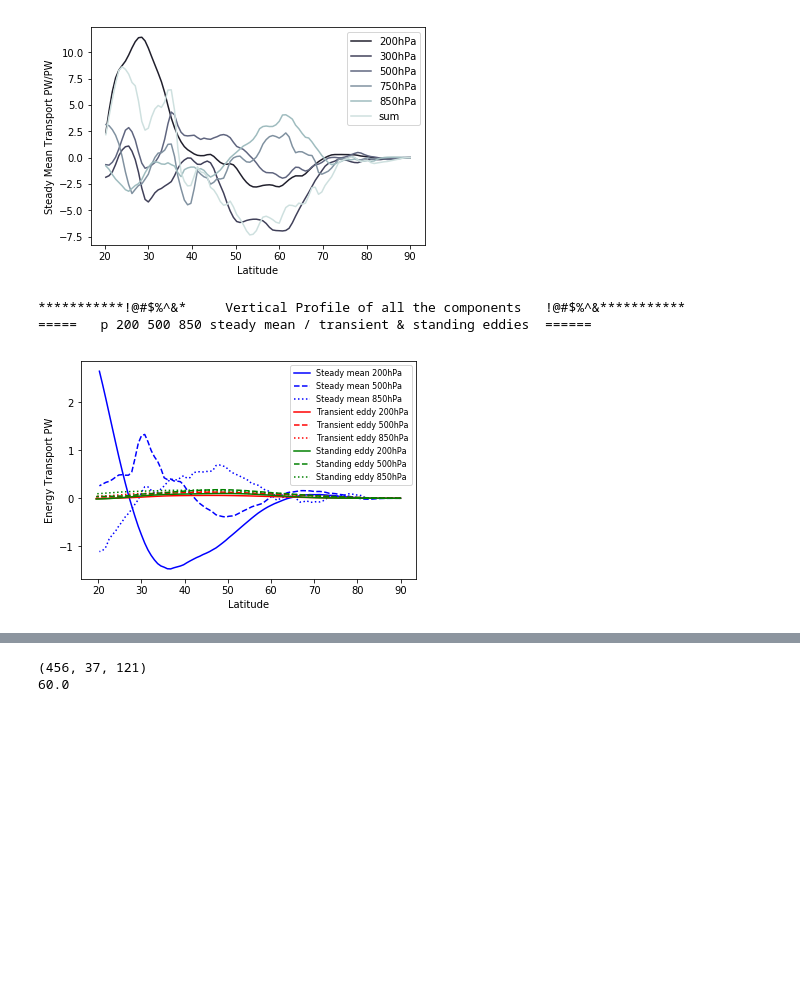
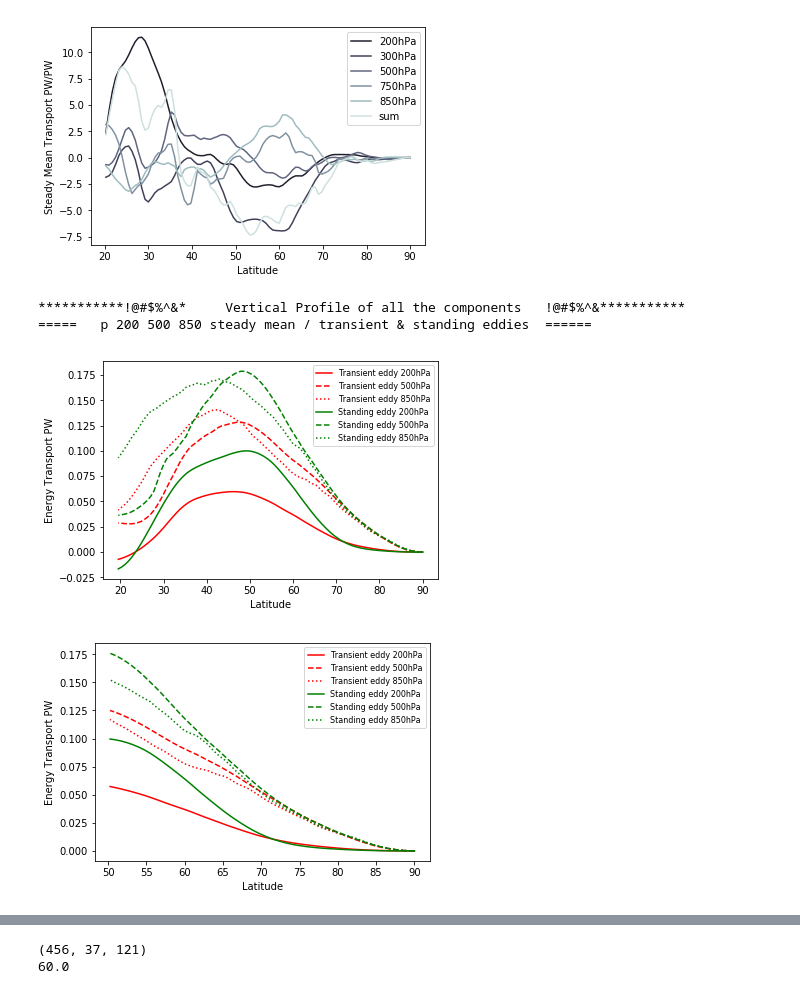
Before and after one commit to geek-yang/AirSeaFlow, a Jupyter notebook: MET_Feedback_paper/paper_vert_season_fields_eddy_E_OMET_oras_notUse.ipynb, the cells around one changed output, grey strips where cells are left out. Saved outputs shown, nothing was run; the diff lists cells and outputs as text; code cells hidden in the pictures; blank space fills up the shorter version.

```diff
--- a/MET_Feedback_paper/paper_vert_season_fields_eddy_E_OMET_oras_notUse.ipynb
+++ b/MET_Feedback_paper/paper_vert_season_fields_eddy_E_OMET_oras_notUse.ipynb
@@ -700,38 +689,58 @@ Positive lag means 2nd input leads 1st, vice versa.
     E_vert_clim = np.mean(np.mean(E_vert[:],0),0)
     p200_transient_clim = np.mean(np.mean(p200_transient_zonal_weight[:],0),0)\
                           * (level[14]-level[13]) * 100 / constant['g'] * 480 / 1E+15
     p500_transient_clim = np.mean(np.mean(p500_transient_zonal_weight[:],0),0)\
                           * (level[21]-level[20]) * 100 / constant['g'] * 480 / 1E+15
     p850_transient_clim = np.mean(np.mean(p850_transient_zonal_weight[:],0),0)\
                           * (level[30]-level[29]) * 100 / constant['g'] * 480 / 1E+15
     p200_standing_clim = np.mean(np.mean(p200_standing_zonal_weight[:],0),0)\
                           * (level[14]-level[13]) * 100 / constant['g'] * 480 / 1E+15
     p500_standing_clim = np.mean(np.mean(p500_standing_zonal_weight[:],0),0)\
                           * (level[21]-level[20]) * 100 / constant['g'] * 480 / 1E+15
     p850_standing_clim = np.mean(np.mean(p850_standing_zonal_weight[:],0),0)\
                           * (level[30]-level[29]) * 100 / constant['g'] * 480 / 1E+15
     fig = plt.figure()
-    plt.plot(latitude_fields_vert_ERAI[:94], E_vert_clim[14,:94], 'b-', label='Steady mean 200hPa')
-    plt.plot(latitude_fields_vert_ERAI[:94], E_vert_clim[21,:94], 'b--', label='Steady mean 500hPa')
-    plt.plot(latitude_fields_vert_ERAI[:94], E_vert_clim[30,:94], 'b:', label='Steady mean 850hPa')
+    #plt.plot(latitude_fields_vert_ERAI[:94], E_vert_clim[14,:94], 'b-', label='Steady mean 200hPa')
+    #plt.plot(latitude_fields_vert_ERAI[:94], E_vert_clim[21,:94], 'b--', label='Steady mean 500hPa')
+    #plt.plot(latitude_fields_vert_ERAI[:94], E_vert_clim[30,:94], 'b:', label='Steady mean 850hPa')
     plt.plot(latitude_eddy_ERAI, p200_transient_clim,'r-', label='Transient eddy 200hPa')
     plt.plot(latitude_eddy_ERAI, p500_transient_clim,'r--', label='Transient eddy 500hPa')
     plt.plot(latitude_eddy_ERAI, p850_transient_clim,'r:', label='Transient eddy 850hPa')
     plt.plot(latitude_eddy_ERAI, p200_standing_clim,'g-', label='Standing eddy 200hPa')
     plt.plot(latitude_eddy_ERAI, p500_standing_clim,'g--', label='Standing eddy 500hPa')
     plt.plot(latitude_eddy_ERAI, p850_standing_clim,'g:', label='Standing eddy 850hPa')
 
     plt.xlabel("Latitude")
     plt.legend(loc=1,prop={'size': 8})
     plt.ylabel("Energy Transport PW")
     plt.show()
     fig.savefig(os.path.join(output_path, 'climatology',
-                             'ERAI_eddy_E_climatology.png'),dpi=200)
+                             'ERAI_eddy_E_climatology_EddyOnly.png'),dpi=200)
     plt.close(fig)
+
+    fig = plt.figure()
+    #plt.plot(latitude_fields_vert_ERAI[:54], E_vert_clim[14,:54], 'b-', label='Steady mean 200hPa')
+    #plt.plot(latitude_fields_vert_ERAI[:54], E_vert_clim[21,:54], 'b--', label='Steady mean 500hPa')
+    #plt.plot(latitude_fields_vert_ERAI[:54], E_vert_clim[30,:54], 'b:', label='Steady mean 850hPa')
+    plt.plot(latitude_eddy_ERAI[:54], p200_transient_clim[:54],'r-', label='Transient eddy 200hPa')
+    plt.plot(latitude_eddy_ERAI[:54], p500_transient_clim[:54],'r--', label='Transient eddy 500hPa')
+    plt.plot(latitude_eddy_ERAI[:54], p850_transient_clim[:54],'r:', label='Transient eddy 850hPa')
+    plt.plot(latitude_eddy_ERAI[:54], p200_standing_clim[:54],'g-', label='Standing eddy 200hPa')
+    plt.plot(latitude_eddy_ERAI[:54], p500_standing_clim[:54],'g--', label='Standing eddy 500hPa')
+    plt.plot(latitude_eddy_ERAI[:54], p850_standing_clim[:54],'g:', label='Standing eddy 850hPa')
+
+    plt.xlabel("Latitude")
+    plt.legend(loc=1,prop={'size': 8})
+    plt.ylabel("Energy Transport PW")
+    plt.show()
+    fig.savefig(os.path.join(output_path, 'climatology',
+                             'ERAI_eddy_E_climatology_50-90N_EddyOnly.png'),dpi=200)
+    plt.close(fig)
 # %% [output]
 ***********!@#$%^&*     Vertical Profile of all the components   !@#$%^&***********
 =====   p 200 500 850 steady mean / transient & standing eddies  ======
-[figure, old version]
+[figure, new version]
+[figure, added]
 # %%
     print ('***********!@#$%^&*     Vertical Profile of all the components   !@#$%^&***********')
     print ('=====   p 200 500 850 steady mean / transient & standing eddies anomalies ======')
```
Also changed, not shown: parts of 1 cell of this notebook, 4 other files.
